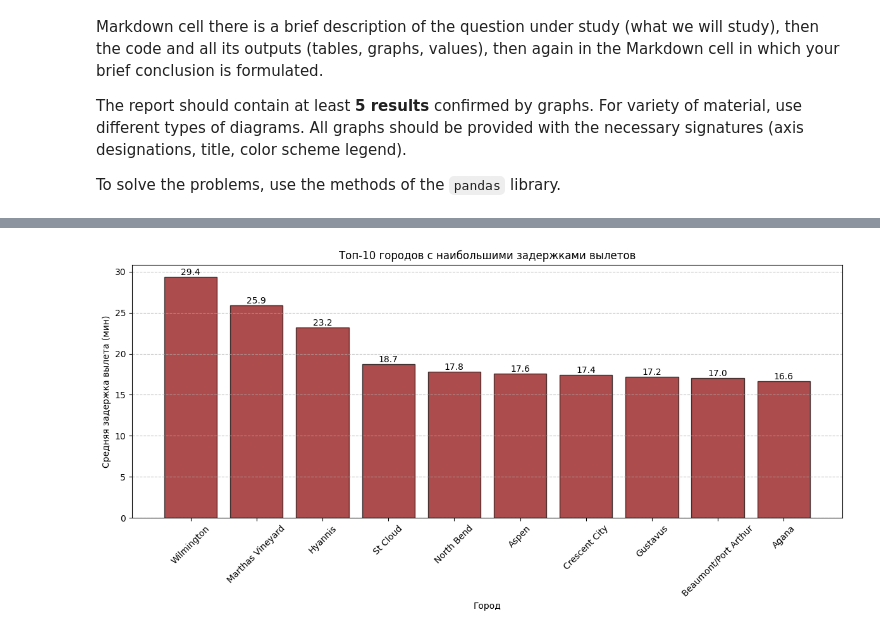
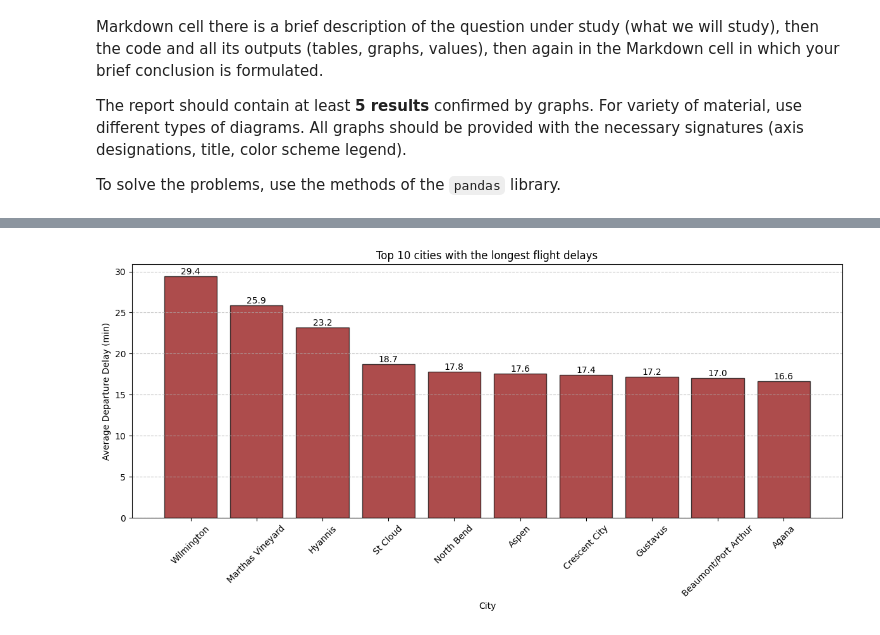
Before and after one commit to n1ks0N/DZ-GromiakovNV-StatPrak, a Jupyter notebook: 4_pandas.ipynb, the cells around one changed output, grey strips where cells are left out. Drawn from its saved outputs; the diff is of its cells as text; code cells hidden in the pictures.

```diff
--- a/4_pandas.ipynb
+++ b/4_pandas.ipynb
@@ -31,18 +29,20 @@ is_valid_origin = ~df_flights["ORIGIN_AIRPORT"].astype(str).str.isdigit()
 is_valid_destination = ~df_flights["DESTINATION_AIRPORT"].astype(str).str.isdigit()
 df_flights = df_flights[is_valid_origin & is_valid_destination]
 
-days_of_week = ["Понедельник", "Вторник", "Среда", "Четверг", "Пятница", "Суббота", "Воскресенье"]
+days_of_week = ["Monday", "Tuesday", "Wednesday", "Thursday", "Friday", "Saturday", "Sunday"]
 avg_delays = df_flights.groupby("DAY_OF_WEEK")["DEPARTURE_DELAY"].mean()
 
 plt.figure(figsize=(10, 6))
 bars = plt.bar(days_of_week, avg_delays, color='royalblue', alpha=0.7, edgecolor='black')
+bars[np.argmax(avg_delays)].set_color('red')
+bars[np.argmin(avg_delays)].set_color('green')
 for bar, value in zip(bars, avg_delays):
     plt.text(bar.get_x() + bar.get_width() / 2, bar.get_height(), f'{value:.1f}',
              ha='center', va='bottom', fontsize=10, color='black')
 
-plt.xlabel("День недели")
-plt.ylabel("Средняя задержка вылета (мин)")
-plt.title("Средняя задержка вылета по дням недели")
+plt.xlabel("Day of the Week")
+plt.ylabel("Average Departure Delay (min)")
+plt.title("Average Delay")
 plt.xticks(rotation=45)
 plt.grid(axis='y', linestyle='--', alpha=0.7)
 
@@ -55,25 +60,25 @@ Now let's sum it up and identify specific days of the week
 # %%
 airports_file = "./assets/task4/airports.csv"
 
 df_airports = pd.read_csv(airports_file)[["IATA_CODE", "CITY"]]
 airport_delays = df_flights.groupby("ORIGIN_AIRPORT")["DEPARTURE_DELAY"].mean().reset_index()
 df_airports.rename(columns={"IATA_CODE": "ORIGIN_AIRPORT"}, inplace=True)
 df_airport_delays = airport_delays.merge(df_airports, on="ORIGIN_AIRPORT", how="left")
 
 top_airports = df_airport_delays.nlargest(10, "DEPARTURE_DELAY")
 
 plt.figure(figsize=(12, 6))
 bars = plt.bar(top_airports["CITY"], top_airports["DEPARTURE_DELAY"], color='darkred', alpha=0.7, edgecolor='black')
 for bar, value in zip(bars, top_airports["DEPARTURE_DELAY"]):
     plt.text(bar.get_x() + bar.get_width() / 2, bar.get_height(), f'{value:.1f}',
              ha='center', va='bottom', fontsize=10, color='black')
 
-plt.xlabel("Город")
-plt.ylabel("Средняя задержка вылета (мин)")
-plt.title("Топ-10 городов с наибольшими задержками вылетов")
+plt.xlabel("City")
+plt.ylabel("Average Departure Delay (min)")
+plt.title("Top 10 cities with the longest flight delays")
 plt.xticks(rotation=45)
 plt.grid(axis='y', linestyle='--', alpha=0.7)
 plt.tight_layout()
 plt.show()
 # %% [output]
-[figure, old version]
+[figure, new version]
```
Also changed, not shown: parts of 15 cells of this notebook.
